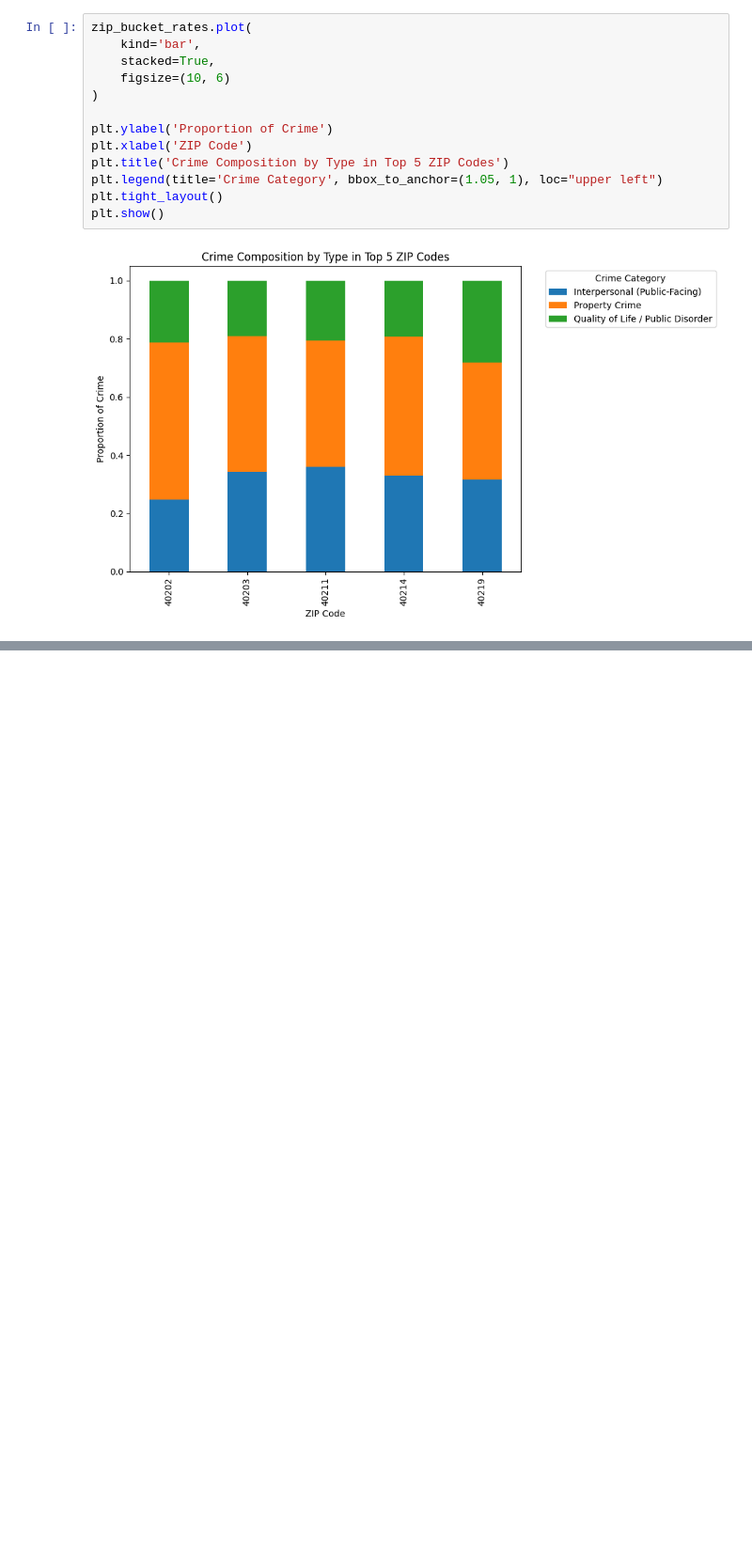
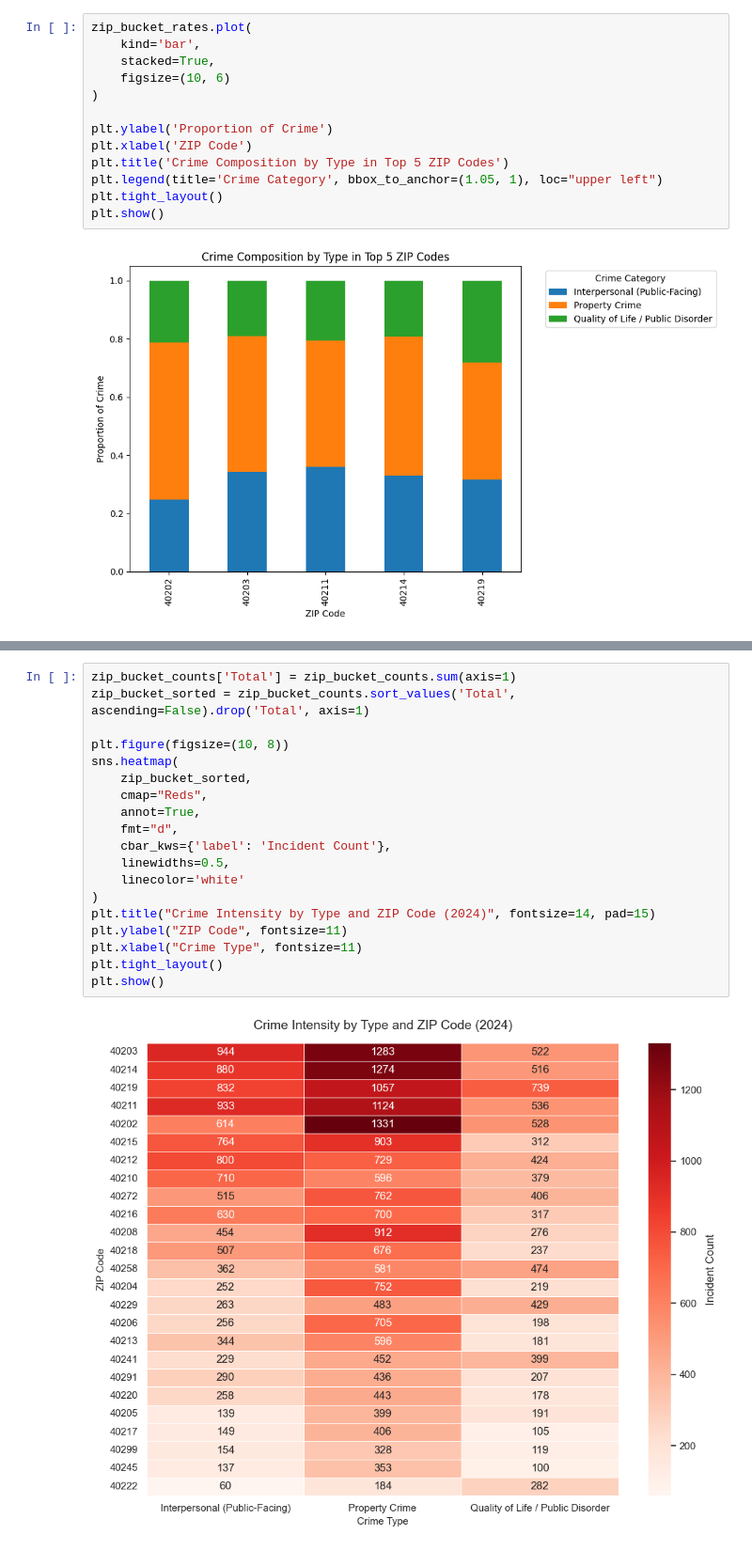
Before and after one commit to mand0rla/crime-patterns-and-urban-design, a Jupyter notebook: notebooks/W1_lmpd_crime.ipynb, the cells around one changed output, grey strips where cells are left out. Shown at 94% size. Saved outputs shown, nothing was run; the diff lists cells and outputs as text; blank space fills up the shorter version.

```diff
--- a/notebooks/W1_lmpd_crime.ipynb
+++ b/notebooks/W1_lmpd_crime.ipynb
@@ -375,0 +374,21 @@ plt.show()
+# %%
+zip_bucket_counts['Total'] = zip_bucket_counts.sum(axis=1)
+zip_bucket_sorted = zip_bucket_counts.sort_values('Total', ascending=False).drop('Total', axis=1)
+
+plt.figure(figsize=(10, 8))
+sns.heatmap(
+    zip_bucket_sorted,
+    cmap="Reds",
+    annot=True,
+    fmt="d",
+    cbar_kws={'label': 'Incident Count'},
+    linewidths=0.5,
+    linecolor='white'
+)
+plt.title("Crime Intensity by Type and ZIP Code (2024)", fontsize=14, pad=15)
+plt.ylabel("ZIP Code", fontsize=11)
+plt.xlabel("Crime Type", fontsize=11)
+plt.tight_layout()
+plt.show()
+# %% [output]
+[figure, added]
```
Also changed, not shown: parts of 6 cells of this notebook.
